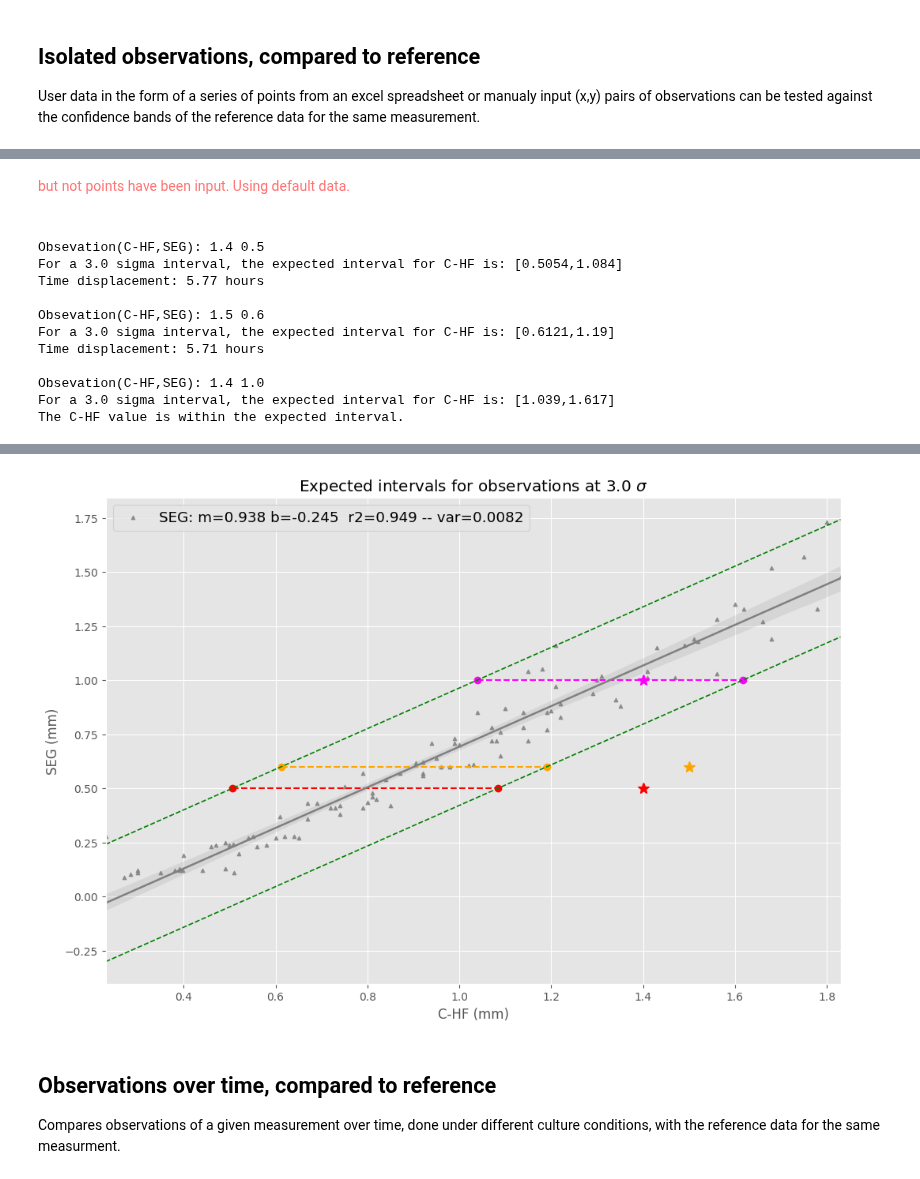
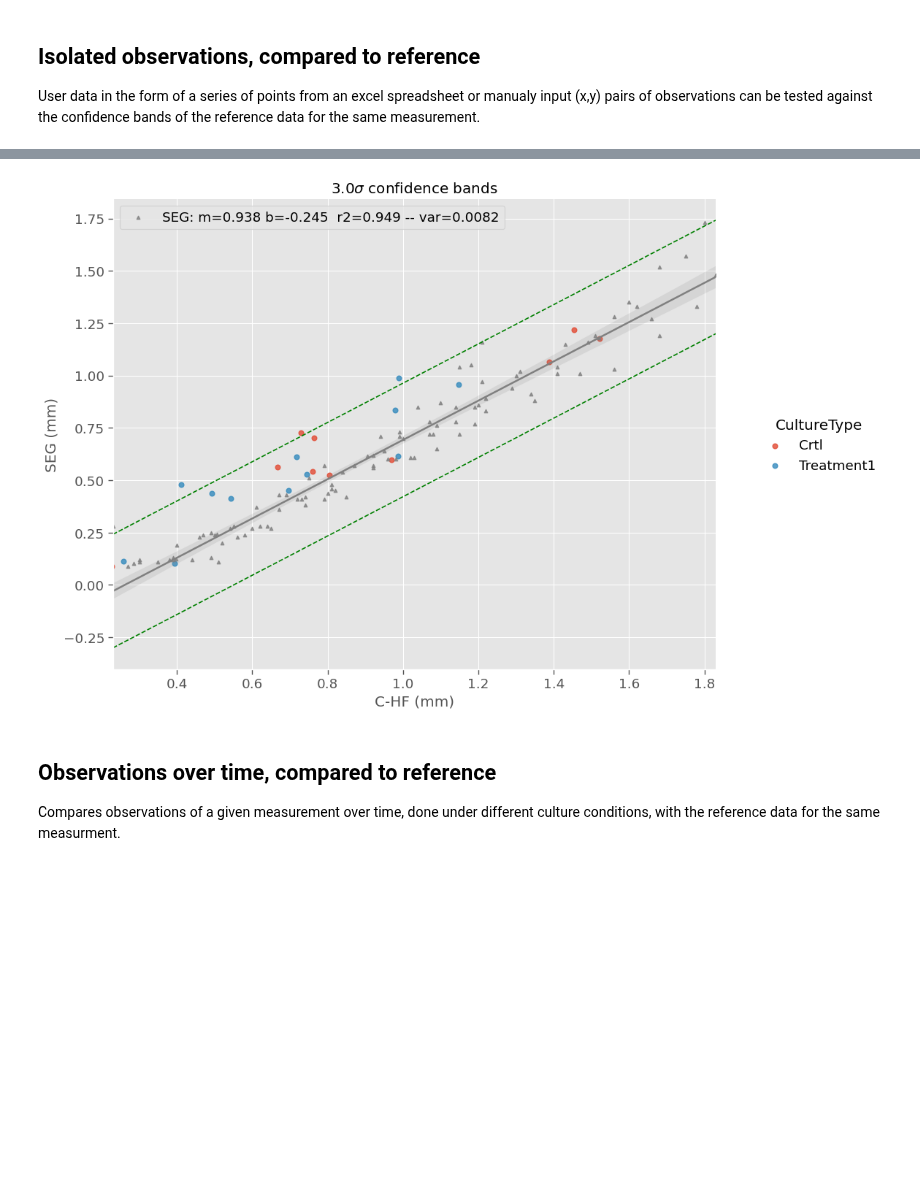
Before and after one commit to pjmartel/ChEEQ_tool, a Jupyter notebook: embryo_tool.ipynb, the cells around one changed output, grey strips where cells are left out. Drawn from its saved outputs; the diff is of its cells as text; code cells hidden in the pictures; blank space fills up the shorter version.

Commit message:
Temp Work on time scalig

```diff
--- a/embryo_tool.ipynb
+++ b/embryo_tool.ipynb
@@ -458,7 +458,7 @@ User data in the form of a series of points from an excel spreadsheet or manualy
 #@title  { run: "auto" }
 #sb.regplot
 # Menus
-input_mode = "manual" #@param ['manual', 'from file']
+input_mode = "from file" #@param ['manual', 'from file']
 color_by = "culture type" #@param ['embryo', 'culture type']
 #include_zero = include_zero == "Yes"
 x_measure = 'C-HF' #@param ['C-N','C-HF']
@@ -629,17 +628,5 @@ _ = ax.legend(handles[-1:], labels[-1:])
-<font color='#FF7575'>but not points have been input. Using default data.<br><br></font>
-Obsevation(C-HF,SEG): 1.4 0.5
-For a 3.0 sigma interval, the expected interval for C-HF is: [0.5054,1.084]
-Time displacement: 5.77 hours
-
-Obsevation(C-HF,SEG): 1.5 0.6
-For a 3.0 sigma interval, the expected interval for C-HF is: [0.6121,1.19]
-Time displacement: 5.71 hours
-
-Obsevation(C-HF,SEG): 1.4 1.0
-For a 3.0 sigma interval, the expected interval for C-HF is: [1.039,1.617]
-The C-HF value is within the expected interval.
 [interactive output not drawn]
-[figure, old version]
+[figure, new version]
 # %% [markdown]
 ## Observations over time, compared to reference
 Compares observations of a given measurement over time, done under different culture conditions, with the reference data for the same measurment.
```
Also changed, not shown: parts of 12 cells of this notebook.
